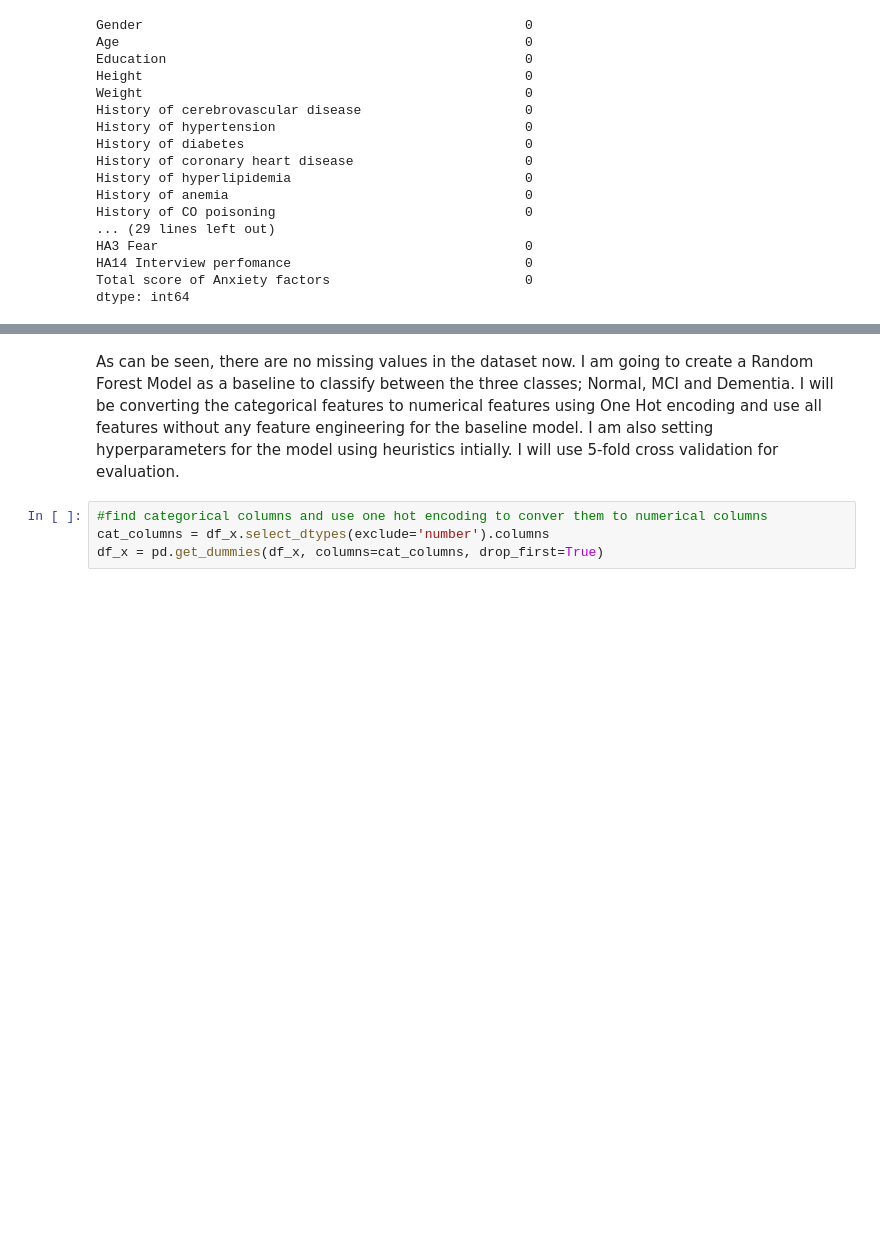
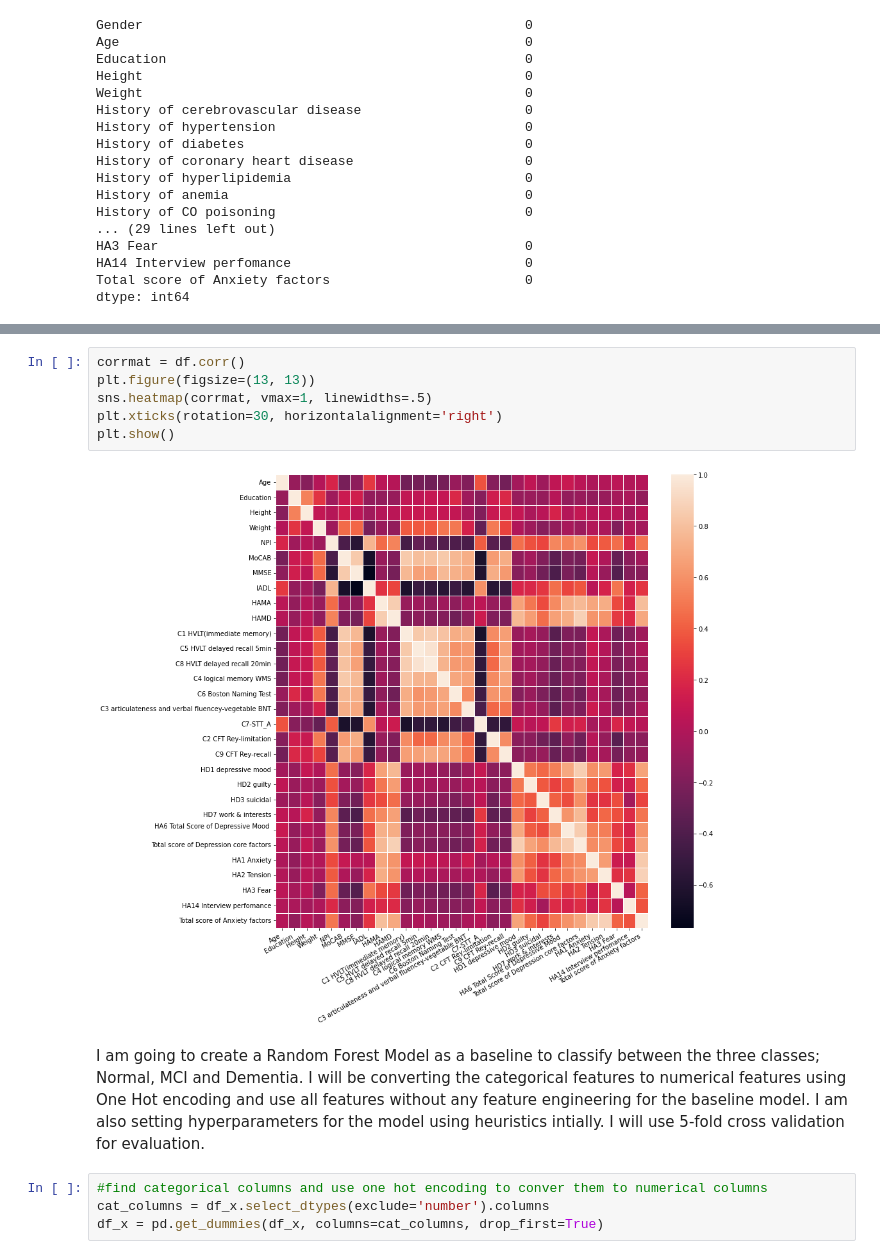
Before and after one commit to upulsen/omni, a Jupyter notebook: o8t.ipynb, the cells around one changed output, grey strips where cells are left out. Saved outputs shown, nothing was run; the diff lists cells and outputs as text; blank space fills up the shorter version.

```diff
--- a/o8t.ipynb
+++ b/o8t.ipynb
@@ -146,5 +195,13 @@ dtype: int64
+# %%
+corrmat = df.corr()
+plt.figure(figsize=(13, 13))
+sns.heatmap(corrmat, vmax=1, linewidths=.5)
+plt.xticks(rotation=30, horizontalalignment='right')
+plt.show()
+# %% [output]
+[figure, added]
 # %% [markdown]
-As can be seen, there are no missing values in the dataset now. I am going to create a Random Forest Model as a baseline to classify between the three classes; Normal, MCI and Dementia. I will be converting the categorical features to numerical features using One Hot encoding and use all features without any feature engineering for the baseline model. I am also setting hyperparameters for the model using heuristics intially. I will use 5-fold cross validation for evaluation.
+I am going to create a Random Forest Model as a baseline to classify between the three classes; Normal, MCI and Dementia. I will be converting the categorical features to numerical features using One Hot encoding and use all features without any feature engineering for the baseline model. I am also setting hyperparameters for the model using heuristics intially. I will use 5-fold cross validation for evaluation.
 # %%
 #find categorical columns and use one hot encoding to conver them to numerical columns
 cat_columns = df_x.select_dtypes(exclude='number').columns
```
Also changed, not shown: parts of 10 cells of this notebook.
